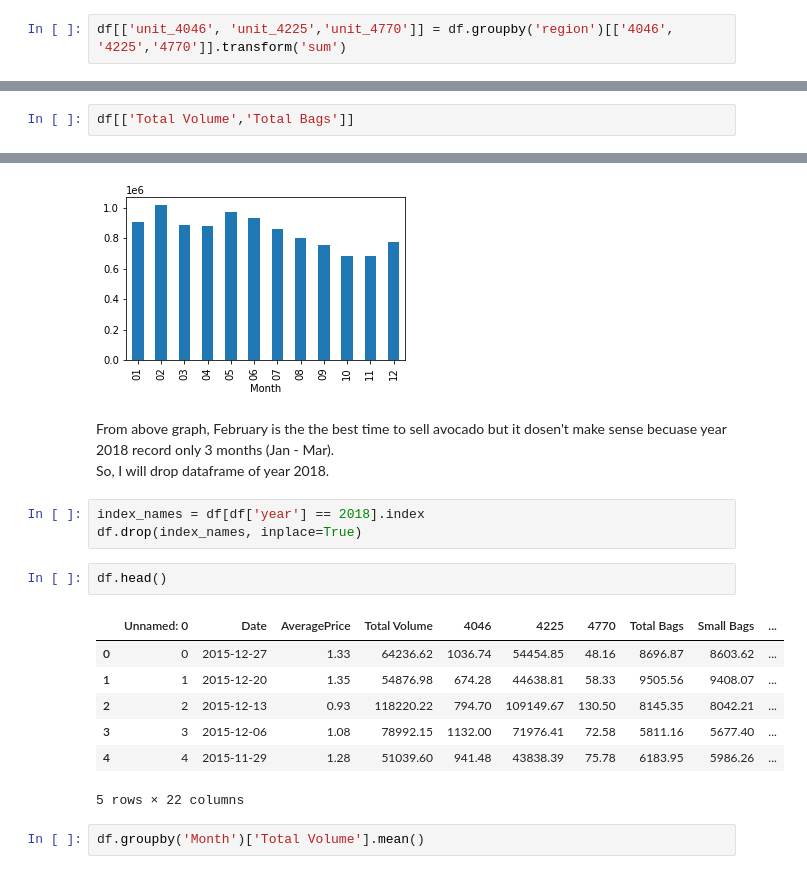
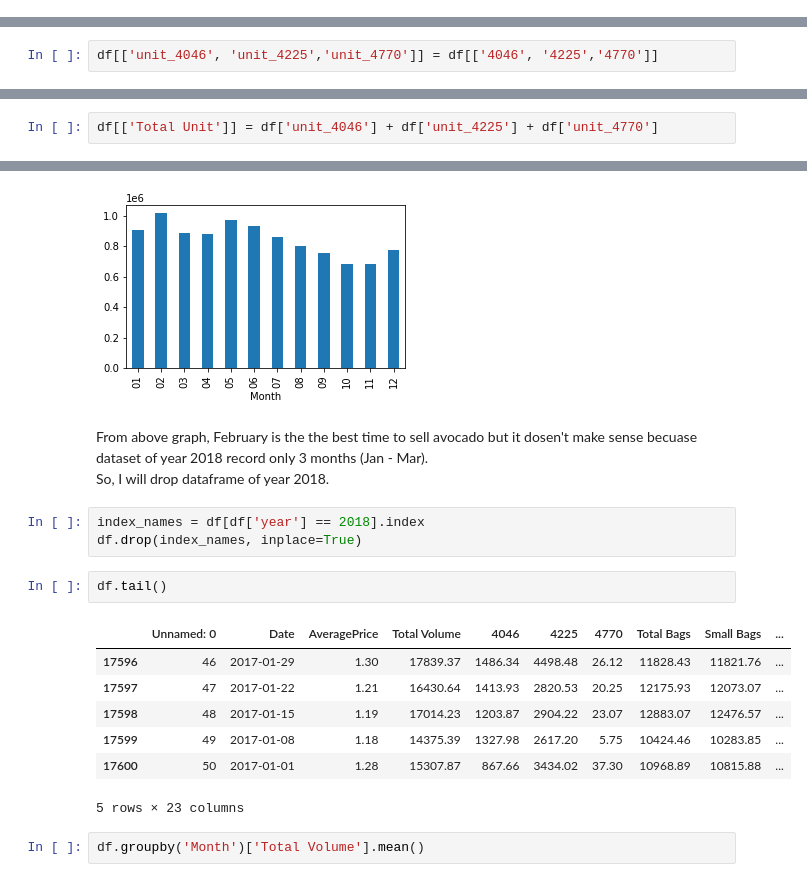
Before and after one commit to PimchanokD/Homework6-AVOCADO, a Jupyter notebook: HW06 Avocado.ipynb, the cells around one changed output, grey strips where cells are left out. Saved outputs shown, nothing was run; the diff lists cells and outputs as text.

Commit message:
add total unit to compare with total bag in q.6

```diff
--- a/HW06 Avocado.ipynb
+++ b/HW06 Avocado.ipynb
@@ -138,2 +131,0 @@ df['unit_4770'] = df['4770']/12
-# %%
-df[['unit_4046', 'unit_4225','unit_4770']] = df.groupby('region')[['4046', '4225','4770']].transform('sum')
@@ -180,0 +138,2 @@ dtype: float64
+# %%
+df[['unit_4046', 'unit_4225','unit_4770']] = df[['4046', '4225','4770']]
@@ -186,2 +186,2 @@ Total Volume = 1.552340e+10 grather than Total Bags = 4.373176e+09
 # %%
-df[['Total Volume','Total Bags']]
+df[['Total Unit']] = df['unit_4046'] + df['unit_4225'] + df['unit_4770']
@@ -293,21 +305,21 @@ df.groupby('Month')['Total Volume'].mean().plot.bar(figsize=(5,3))
 <AxesSubplot:xlabel='Month'>
 [figure]
 # %% [markdown]
-From above graph, February is the the best time to sell avocado but it dosen't make sense becuase year 2018 record only 3 months (Jan - Mar). \
+From above graph, February is the the best time to sell avocado but it dosen't make sense becuase dataset of year 2018 record only 3 months (Jan - Mar). \
 So, I will drop dataframe of year 2018.
 # %%
 index_names = df[df['year'] == 2018].index
 df.drop(index_names, inplace=True)
 # %%
-df.head()
+df.tail()
 # %% [output]
 |  | Unnamed: 0 | Date | AveragePrice | Total Volume | 4046 | 4225 | 4770 | Total Bags | Small Bags | ... |
-| 0 | 0 | 2015-12-27 | 1.33 | 64236.62 | 1036.74 | 54454.85 | 48.16 | 8696.87 | 8603.62 | ... |
-| 1 | 1 | 2015-12-20 | 1.35 | 54876.98 | 674.28 | 44638.81 | 58.33 | 9505.56 | 9408.07 | ... |
-| 2 | 2 | 2015-12-13 | 0.93 | 118220.22 | 794.70 | 109149.67 | 130.50 | 8145.35 | 8042.21 | ... |
-| 3 | 3 | 2015-12-06 | 1.08 | 78992.15 | 1132.00 | 71976.41 | 72.58 | 5811.16 | 5677.40 | ... |
-| 4 | 4 | 2015-11-29 | 1.28 | 51039.60 | 941.48 | 43838.39 | 75.78 | 6183.95 | 5986.26 | ... |
+| 17596 | 46 | 2017-01-29 | 1.30 | 17839.37 | 1486.34 | 4498.48 | 26.12 | 11828.43 | 11821.76 | ... |
+| 17597 | 47 | 2017-01-22 | 1.21 | 16430.64 | 1413.93 | 2820.53 | 20.25 | 12175.93 | 12073.07 | ... |
+| 17598 | 48 | 2017-01-15 | 1.19 | 17014.23 | 1203.87 | 2904.22 | 23.07 | 12883.07 | 12476.57 | ... |
+| 17599 | 49 | 2017-01-08 | 1.18 | 14375.39 | 1327.98 | 2617.20 | 5.75 | 10424.46 | 10283.85 | ... |
+| 17600 | 50 | 2017-01-01 | 1.28 | 15307.87 | 867.66 | 3434.02 | 37.30 | 10968.89 | 10815.88 | ... |
-5 rows × 22 columns
+5 rows × 23 columns
 # %%
 df.groupby('Month')['Total Volume'].mean()
 # %% [output]
```
Also changed, not shown: parts of 26 cells of this notebook.
